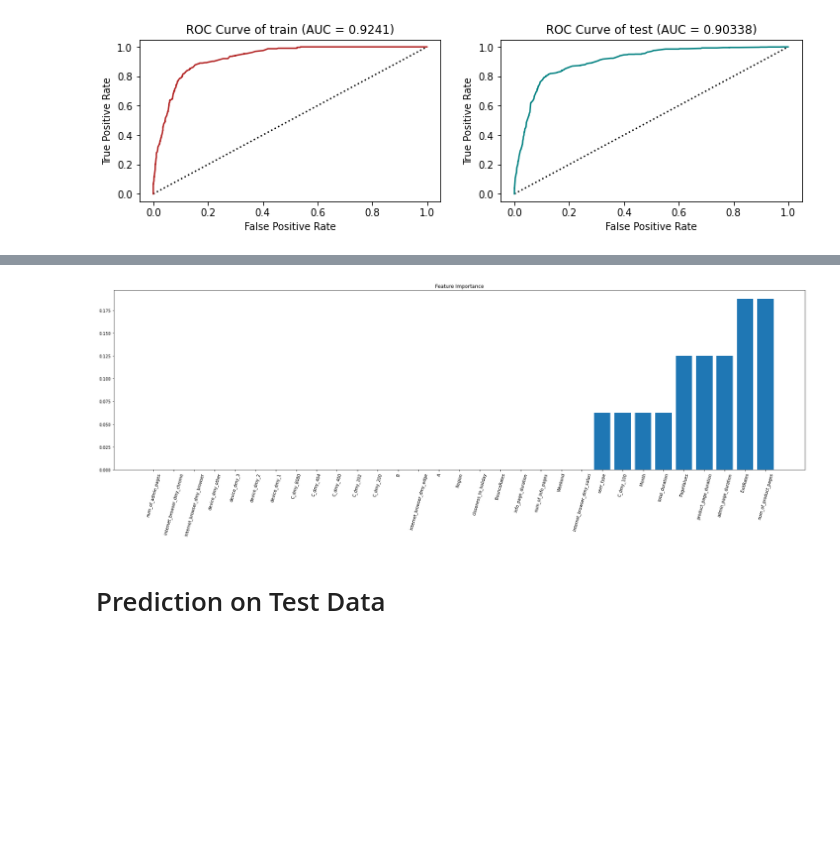
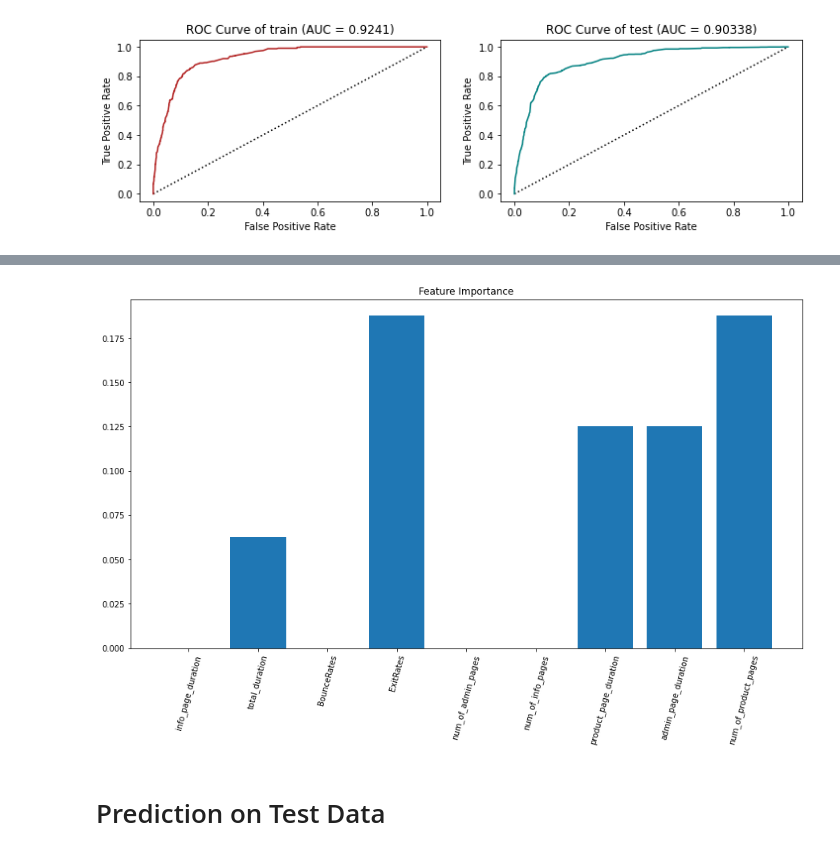
Before and after one commit to MrPupik/INTO_TO_ML, a Jupyter notebook: project/itay_nb.ipynb, the cells around one changed output, grey strips where cells are left out. Cells and saved outputs as stored; diff of their text form; code cells hidden in the pictures; blank space fills up the shorter version.

```diff
--- a/project/itay_nb.ipynb
+++ b/project/itay_nb.ipynb
@@ -172,14 +172,15 @@ nan count:  113
 new types:
 # %%
 ## fill missing vlaues
-avg_time_in_admin_page = (X_train.admin_page_duration / X_train.num_of_admin_pages).mean()
-avg_time_in_info_page = (X_train.info_page_duration / X_train.num_of_info_pages).mean()
-avg_time_in_product_page = (X_train.product_page_duration / X_train.num_of_product_pages).mean()
-
-avgs = (avg_time_in_info_page, avg_time_in_product_page, avg_time_in_admin_page)
+avgs = None
 
 def page_durations_fill_na(X):
+    global avgs
+    avg_time_in_admin_page = (X_train.admin_page_duration / X_train.num_of_admin_pages).mean()
+    avg_time_in_info_page = (X_train.info_page_duration / X_train.num_of_info_pages).mean()
+    avg_time_in_product_page = (X_train.product_page_duration / X_train.num_of_product_pages).mean()
 
+    avgs = (avg_time_in_info_page, avg_time_in_product_page, avg_time_in_admin_page)
     duration_fields = ('info_page_duration', 'product_page_duration', 'admin_page_duration')
     num_of_fields = ('num_of_info_pages', 'num_of_product_pages','num_of_admin_pages')
     for i, field in enumerate(duration_fields):
@@ -213,9 +214,9 @@ Series([], Name: info_page_duration, dtype: float64)
 ## num of page visits
 # %%
 # fill missing values
-avgs = (avg_time_in_info_page, avg_time_in_product_page, avg_time_in_admin_page)
 
 def num_of_visits_data_prep(X: pd.DataFrame):
+    global avgs
     duration_fields = ('info_page_duration', 'product_page_duration', 'admin_page_duration')
     num_of_fields = ('num_of_info_pages', 'num_of_product_pages','num_of_admin_pages')
     for i, field in enumerate(num_of_fields):
@@ -1986,13 +2041,13 @@ plot_roc_curves([fpr1, fpr2], [tpr1, tpr2], [auc1,auc2], ['train', 'test'], ['fi
 # %%
-sorted_idx = np.argsort(model.feature_importances_)
+sorted_idx = np.argsort(model.feature_importances_[model.feature_importances_>0])
 pos = np.arange(sorted_idx.shape[0]) + .5
-plt.figure(figsize=(30,8))
+plt.figure(figsize=(15,8))
 plt.bar(pos, model.feature_importances_[sorted_idx], align='center')
 plt.xticks(pos, np.array(all_data.columns)[sorted_idx], rotation=75)
 plt.title('Feature Importance')
 plt.show()
 # %% [output]
-[figure, old version]
+[figure, new version]
 # %% [markdown]
 # Prediction on Test Data
 # %%
```
Also changed, not shown: parts of 16 cells of this notebook, 1 other file.
